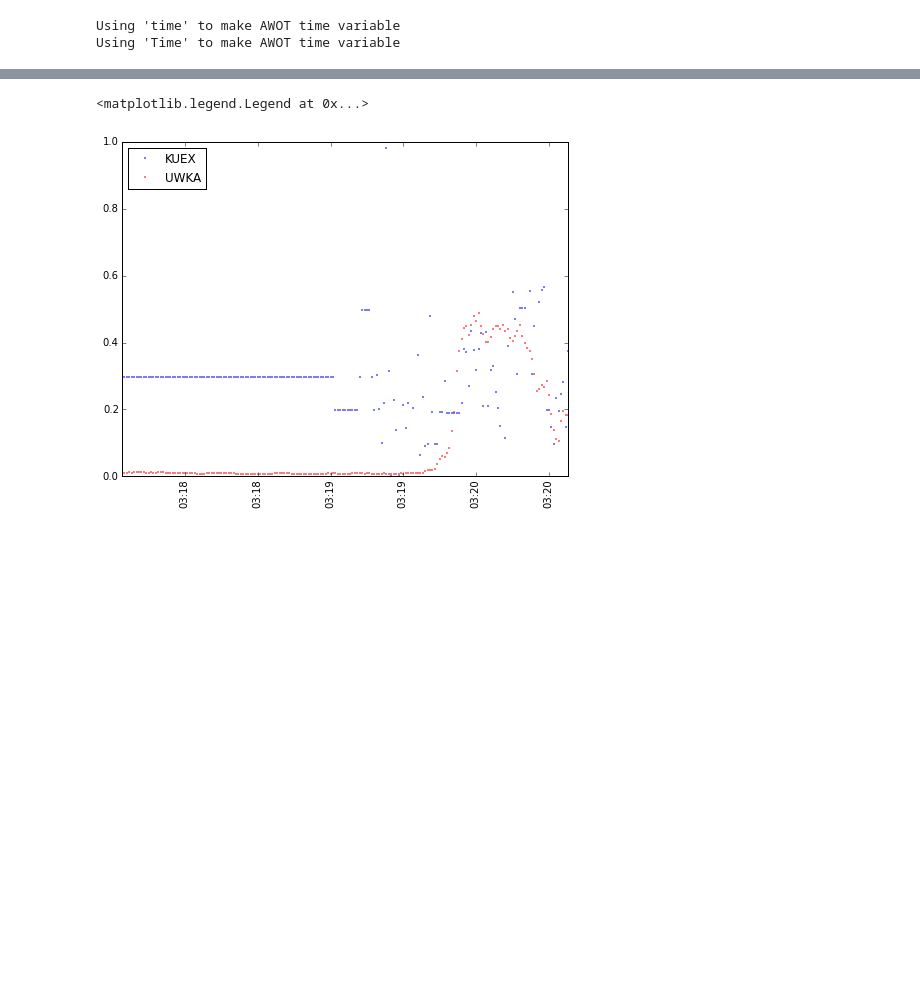
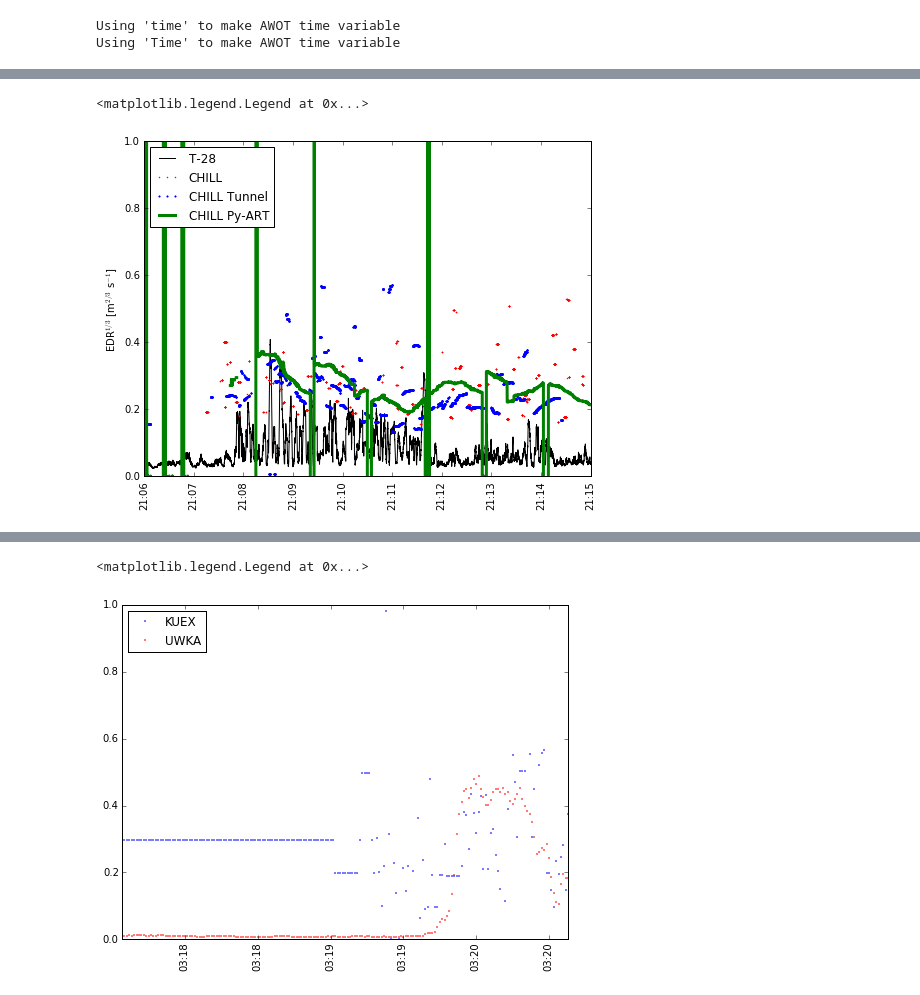
Before and after one commit to nguy/Notebooks, a Jupyter notebook: pytda_along_flight_track.ipynb, the cells around one changed output, grey strips where cells are left out. Drawn from its saved outputs; the diff is of its cells as text; code cells hidden in the pictures; blank space fills up the shorter version.

```diff
--- a/pytda_along_flight_track.ipynb
+++ b/pytda_along_flight_track.ipynb
@@ -260,0 +214,3 @@ matchCHILL = awot.util.TrackMatch(flt28, rawotCHILL,
+# %%
+kdCHILL = matchCHILL.kdtree(use_time=True, print_match_pairs=False)
+#kdCHILL2 = matchCHILL.kdtree(use_time=False)
@@ -267,0 +225,4 @@ match_treeCHILL = matchCHILL.kdtree(use_time=True)
+# %%
+nntCHILL = matchCHILL.near_neighbor_tunnel()
+# %%
+nnpCHILL = matchCHILL.near_neighbor_pyart(rflist)
@@ -267,0 +253,16 @@ match_treeCHILL = matchCHILL.kdtree(use_time=True)
+# %%
+fig,ax = plt.subplots(1,1, figsize=(8,6))
+plt.plot(kdCHILL.flight['time']['data'], kdCHILL.flight['turb']['data']/100**(2/3), 'k', ms=2, label='T-28')
+plt.plot(kdCHILL.flight['time']['data'], kdCHILL.data['turbulence']['data'], '.r', ms=2, label='CHILL')
+plt.plot(nntCHILL.flight['time']['data'], nntCHILL.data['turbulence']['data'], '.b', ms=3, label='CHILL Tunnel')
+plt.plot(kdCHILL.flight['time']['data'], nnpCHILL['turbulence']['data'], 'g', ms=3, lw=3, label='CHILL Py-ART')
+#plt.plot(kdCHILL.flight['time']['data'], kdCHILL.data['turb_no_ntda']['data'], 'm')
+ax.set_ylabel(r'EDR$^{1/3}$ [m$^{2/3}$ s$^{-1}$]')
+ax.set_ylim(0, 1)
+xfmt = md.DateFormatter('%H:%M')
+ax.xaxis.set_major_formatter(xfmt)
+plt.xticks(rotation=90)
+plt.legend(numpoints=3, loc='upper left')
+# %% [output]
+<matplotlib.legend.Legend at 0x...>
+[figure, added]
```
Also changed, not shown: parts of 37 cells of this notebook.
